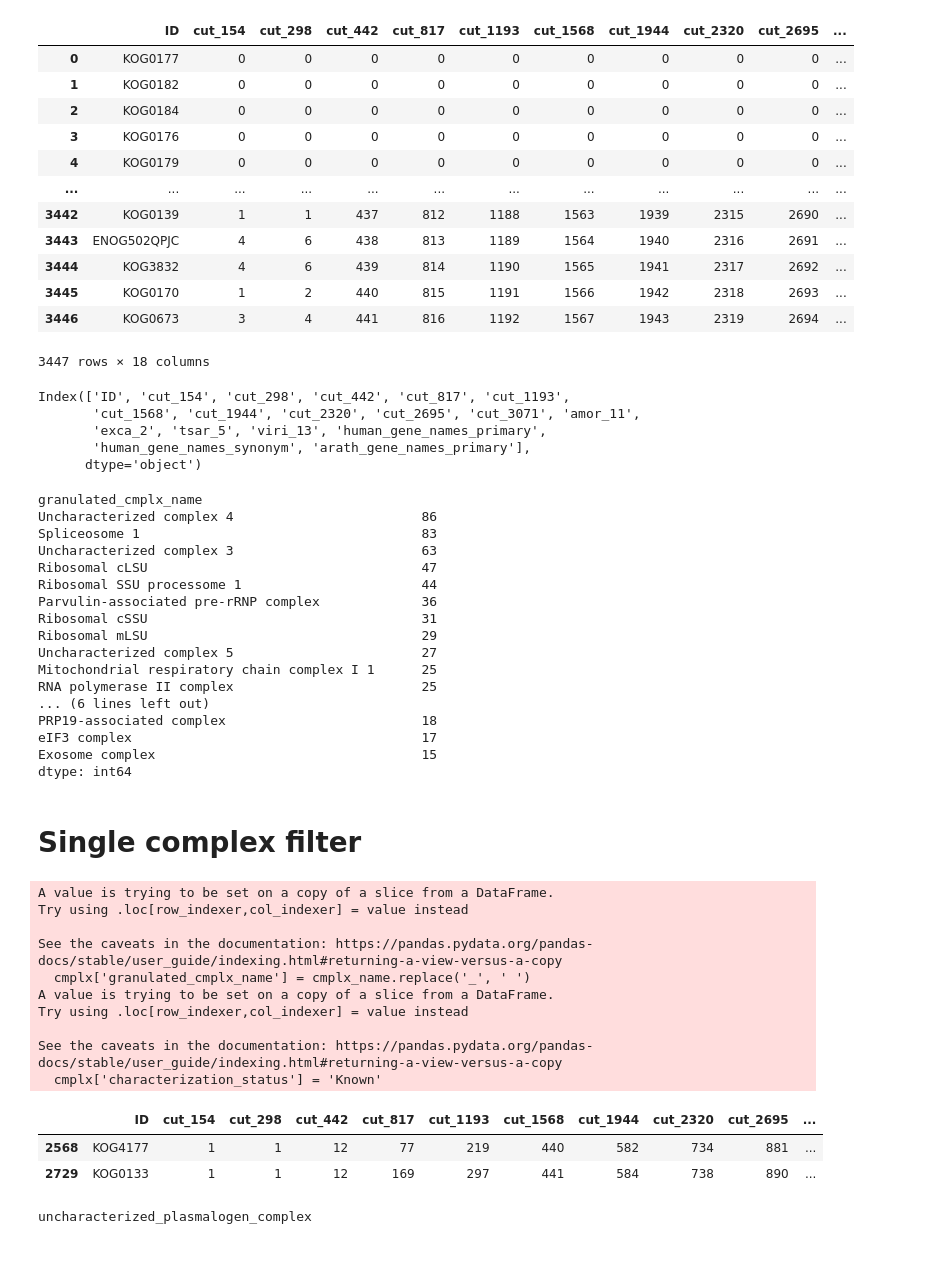
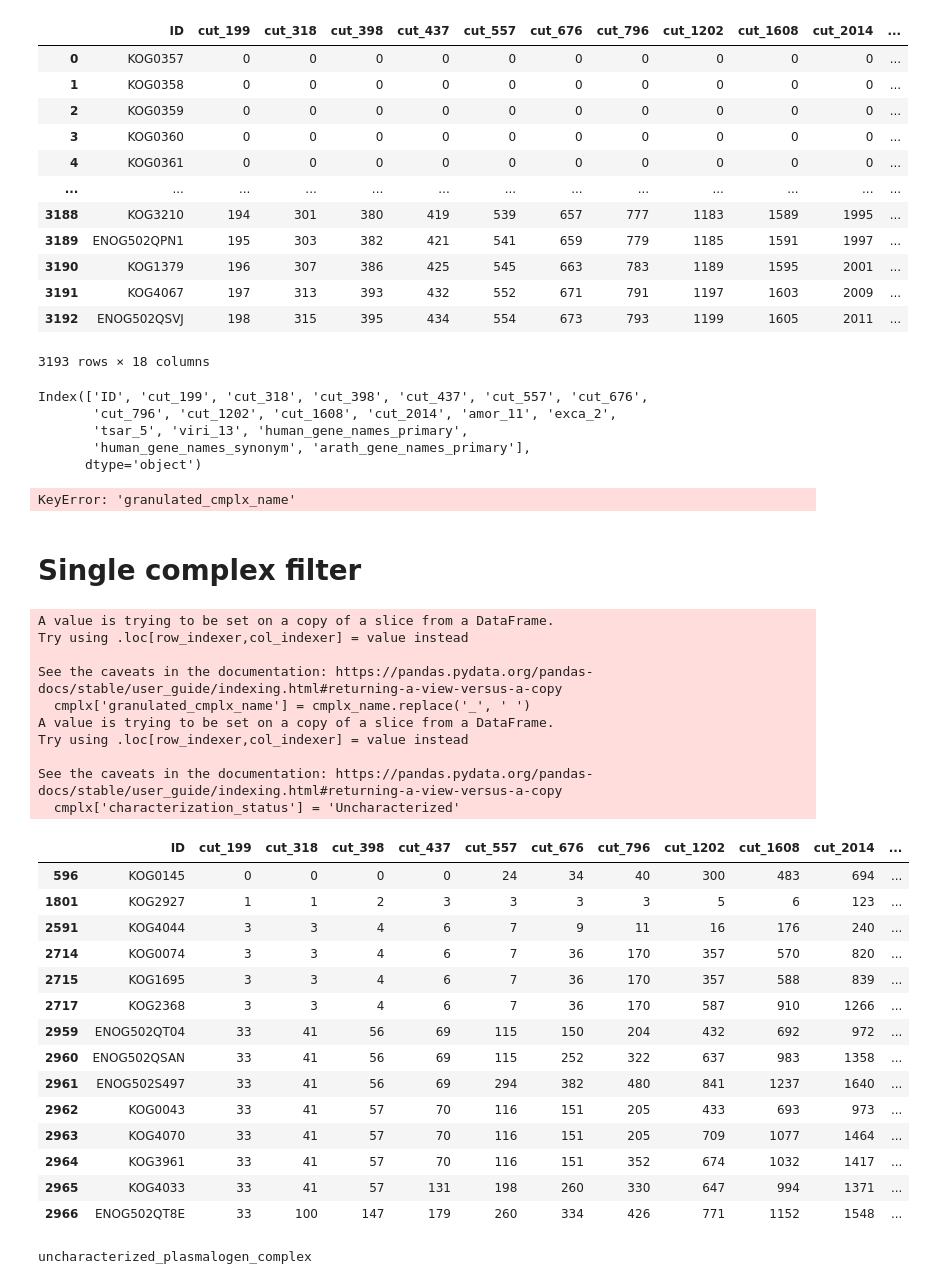
Before and after one commit to marcottelab/leca-proteomics, a Jupyter notebook: notebooks/make_cmplx_files.ipynb, the cells around one changed output. Cells and saved outputs as stored; diff of their text form; code cells hidden in the pictures; blank space fills up the shorter version.

```diff
--- a/notebooks/make_cmplx_files.ipynb
+++ b/notebooks/make_cmplx_files.ipynb
@@ -1,7 +1,7 @@
 # %%
 import pandas as pd
 # %%
-clst_file = "/stor/work/Marcotte/project/rmcox/leca/ppi_ml/results/walktrap/walktrap_ExtraTreesClassifier_100feats_fdr10.csv"
+clst_file = "/stor/work/Marcotte/project/rmcox/leca/ppi_ml/results/walktrap/LinearSVC_100feats_fdr10_4steps_nochloro.csv"
 outdir = "/stor/work/Marcotte/project/rmcox/leca/ppi_ml/results/cmplx_files/special_cases/"
 # %%
 df = pd.read_csv(clst_file)
@@ -18,75 +18,71 @@ fdf = pd.concat(cols, axis=1, ignore_index=False)
 #fdf[fdf['characterization_status'].notnull()]
 fdf
 # %% [output]
-|  | ID | cut_154 | cut_298 | cut_442 | cut_817 | cut_1193 | cut_1568 | cut_1944 | cut_2320 | cut_2695 | ... |
-| 0 | KOG0177 | 0 | 0 | 0 | 0 | 0 | 0 | 0 | 0 | 0 | ... |
-| 1 | KOG0182 | 0 | 0 | 0 | 0 | 0 | 0 | 0 | 0 | 0 | ... |
-| 2 | KOG0184 | 0 | 0 | 0 | 0 | 0 | 0 | 0 | 0 | 0 | ... |
-| 3 | KOG0176 | 0 | 0 | 0 | 0 | 0 | 0 | 0 | 0 | 0 | ... |
-| 4 | KOG0179 | 0 | 0 | 0 | 0 | 0 | 0 | 0 | 0 | 0 | ... |
-| ... | ... | ... | ... | ... | ... | ... | ... | ... | ... | ... | ... |
-| 3442 | KOG0139 | 1 | 1 | 437 | 812 | 1188 | 1563 | 1939 | 2315 | 2690 | ... |
-| 3443 | ENOG502QPJC | 4 | 6 | 438 | 813 | 1189 | 1564 | 1940 | 2316 | 2691 | ... |
-| 3444 | KOG3832 | 4 | 6 | 439 | 814 | 1190 | 1565 | 1941 | 2317 | 2692 | ... |
-| 3445 | KOG0170 | 1 | 2 | 440 | 815 | 1191 | 1566 | 1942 | 2318 | 2693 | ... |
-| 3446 | KOG0673 | 3 | 4 | 441 | 816 | 1192 | 1567 | 1943 | 2319 | 2694 | ... |
+|  | ID | cut_199 | cut_318 | cut_398 | cut_437 | cut_557 | cut_676 | cut_796 | cut_1202 | cut_1608 | cut_2014 | ... |
+| 0 | KOG0357 | 0 | 0 | 0 | 0 | 0 | 0 | 0 | 0 | 0 | 0 | ... |
+| 1 | KOG0358 | 0 | 0 | 0 | 0 | 0 | 0 | 0 | 0 | 0 | 0 | ... |
+| 2 | KOG0359 | 0 | 0 | 0 | 0 | 0 | 0 | 0 | 0 | 0 | 0 | ... |
+| 3 | KOG0360 | 0 | 0 | 0 | 0 | 0 | 0 | 0 | 0 | 0 | 0 | ... |
+| 4 | KOG0361 | 0 | 0 | 0 | 0 | 0 | 0 | 0 | 0 | 0 | 0 | ... |
+| ... | ... | ... | ... | ... | ... | ... | ... | ... | ... | ... | ... | ... |
+| 3188 | KOG3210 | 194 | 301 | 380 | 419 | 539 | 657 | 777 | 1183 | 1589 | 1995 | ... |
+| 3189 | ENOG502QPN1 | 195 | 303 | 382 | 421 | 541 | 659 | 779 | 1185 | 1591 | 1997 | ... |
+| 3190 | KOG1379 | 196 | 307 | 386 | 425 | 545 | 663 | 783 | 1189 | 1595 | 2001 | ... |
+| 3191 | KOG4067 | 197 | 313 | 393 | 432 | 552 | 671 | 791 | 1197 | 1603 | 2009 | ... |
+| 3192 | ENOG502QSVJ | 198 | 315 | 395 | 434 | 554 | 673 | 793 | 1199 | 1605 | 2011 | ... |
-3447 rows × 18 columns
+3193 rows × 18 columns
 # %%
 fdf.columns
 # %% [output]
-Index(['ID', 'cut_154', 'cut_298', 'cut_442', 'cut_817', 'cut_1193',
-       'cut_1568', 'cut_1944', 'cut_2320', 'cut_2695', 'cut_3071', 'amor_11',
-       'exca_2', 'tsar_5', 'viri_13', 'human_gene_names_primary',
+Index(['ID', 'cut_199', 'cut_318', 'cut_398', 'cut_437', 'cut_557', 'cut_676',
+       'cut_796', 'cut_1202', 'cut_1608', 'cut_2014', 'amor_11', 'exca_2',
+       'tsar_5', 'viri_13', 'human_gene_names_primary',
        'human_gene_names_synonym', 'arath_gene_names_primary'],
       dtype='object')
 # %%
 counts = fdf.groupby(['granulated_cmplx_name']).size().sort_values(ascending=False)
 counts[0:20]
 # %% [output]
-granulated_cmplx_name
-Uncharacterized complex 4                        86
-Spliceosome 1                                    83
-Uncharacterized complex 3                        63
-Ribosomal cLSU                                   47
-Ribosomal SSU processome 1                       44
-Parvulin-associated pre-rRNP complex             36
-Ribosomal cSSU                                   31
-Ribosomal mLSU                                   29
-Uncharacterized complex 5                        27
-Mitochondrial respiratory chain complex I 1      25
-RNA polymerase II complex                        25
-... (6 lines left out)
-PRP19-associated complex                         18
-eIF3 complex                                     17
-Exosome complex                                  15
-dtype: int64
+KeyError: 'granulated_cmplx_name'
 # %% [markdown]
 # Single complex filter
 # %%
 #cluster = 31
-cmplx_id_file = '../ppi_ml/results/cmplx_files/special_cases/cry_ankyrin.txt'
+cmplx_id_file = '../ppi_ml/results/cmplx_files/special_cases/efhc12.txt'
 subunits = [line.strip() for line in open(cmplx_id_file, 'r')]
 cmplx = fdf[fdf.iloc[:, 0].isin(subunits)]
-cmplx_name = 'cry_ankyrin'
+cmplx_name = 'uncharacterized_EFHC1-2_complex'
 cmplx['granulated_cmplx_name'] = cmplx_name.replace('_', ' ')
-cmplx['characterization_status'] = 'Known'
+cmplx['characterization_status'] = 'Uncharacterized'
 outfile = outdir+cmplx_name+'.csv'
 cmplx.to_csv(outfile, index=False)
 cmplx
 # %% [output]
 A value is trying to be set on a copy of a slice from a DataFrame.
 Try using .loc[row_indexer,col_indexer] = value instead
 
 See the caveats in the documentation: https://pandas.pydata.org/pandas-docs/stable/user_guide/indexing.html#returning-a-view-versus-a-copy
   cmplx['granulated_cmplx_name'] = cmplx_name.replace('_', ' ')
 A value is trying to be set on a copy of a slice from a DataFrame.
 Try using .loc[row_indexer,col_indexer] = value instead
 
 See the caveats in the documentation: https://pandas.pydata.org/pandas-docs/stable/user_guide/indexing.html#returning-a-view-versus-a-copy
-  cmplx['characterization_status'] = 'Known'
+  cmplx['characterization_status'] = 'Uncharacterized'
-|  | ID | cut_154 | cut_298 | cut_442 | cut_817 | cut_1193 | cut_1568 | cut_1944 | cut_2320 | cut_2695 | ... |
-| 2568 | KOG4177 | 1 | 1 | 12 | 77 | 219 | 440 | 582 | 734 | 881 | ... |
-| 2729 | KOG0133 | 1 | 1 | 12 | 169 | 297 | 441 | 584 | 738 | 890 | ... |
+|  | ID | cut_199 | cut_318 | cut_398 | cut_437 | cut_557 | cut_676 | cut_796 | cut_1202 | cut_1608 | cut_2014 | ... |
+| 596 | KOG0145 | 0 | 0 | 0 | 0 | 24 | 34 | 40 | 300 | 483 | 694 | ... |
+| 1801 | KOG2927 | 1 | 1 | 2 | 3 | 3 | 3 | 3 | 5 | 6 | 123 | ... |
+| 2591 | KOG4044 | 3 | 3 | 4 | 6 | 7 | 9 | 11 | 16 | 176 | 240 | ... |
+| 2714 | KOG0074 | 3 | 3 | 4 | 6 | 7 | 36 | 170 | 357 | 570 | 820 | ... |
+| 2715 | KOG1695 | 3 | 3 | 4 | 6 | 7 | 36 | 170 | 357 | 588 | 839 | ... |
+| 2717 | KOG2368 | 3 | 3 | 4 | 6 | 7 | 36 | 170 | 587 | 910 | 1266 | ... |
+| 2959 | ENOG502QT04 | 33 | 41 | 56 | 69 | 115 | 150 | 204 | 432 | 692 | 972 | ... |
+| 2960 | ENOG502QSAN | 33 | 41 | 56 | 69 | 115 | 252 | 322 | 637 | 983 | 1358 | ... |
+| 2961 | ENOG502S497 | 33 | 41 | 56 | 69 | 294 | 382 | 480 | 841 | 1237 | 1640 | ... |
+| 2962 | KOG0043 | 33 | 41 | 57 | 70 | 116 | 151 | 205 | 433 | 693 | 973 | ... |
+| 2963 | KOG4070 | 33 | 41 | 57 | 70 | 116 | 151 | 205 | 709 | 1077 | 1464 | ... |
+| 2964 | KOG3961 | 33 | 41 | 57 | 70 | 116 | 151 | 352 | 674 | 1032 | 1417 | ... |
+| 2965 | KOG4033 | 33 | 41 | 57 | 131 | 198 | 260 | 330 | 647 | 994 | 1371 | ... |
+| 2966 | ENOG502QT8E | 33 | 100 | 147 | 179 | 260 | 334 | 426 | 771 | 1152 | 1548 | ... |
 # %%
 # %% [output]
 uncharacterized_plasmalogen_complex
```
Also changed, not shown: 16 other files.
